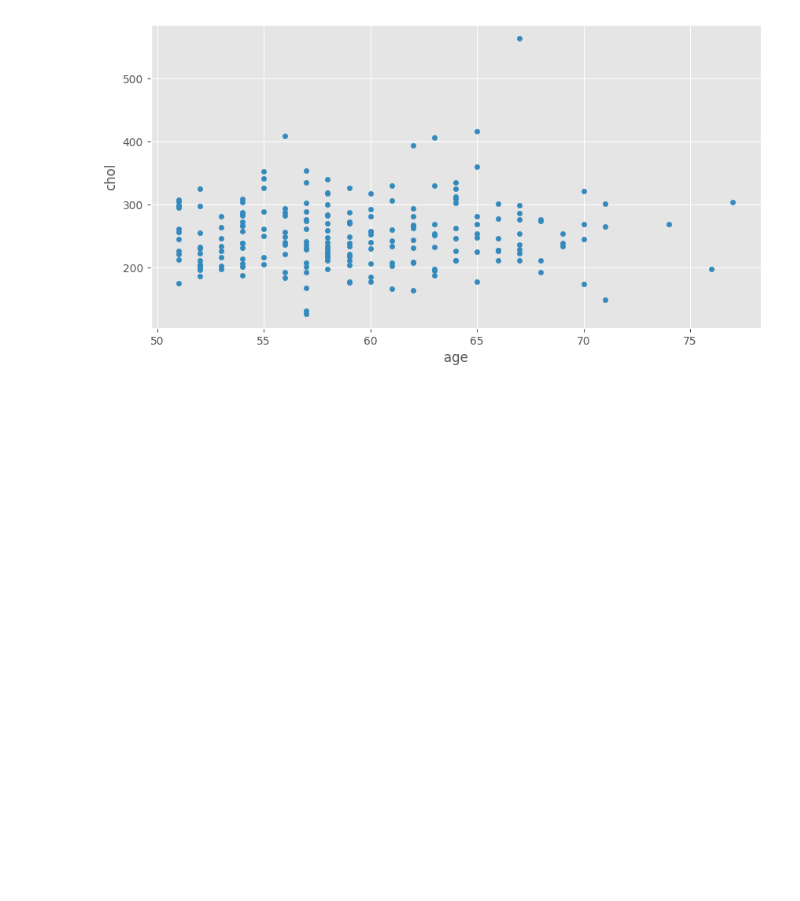
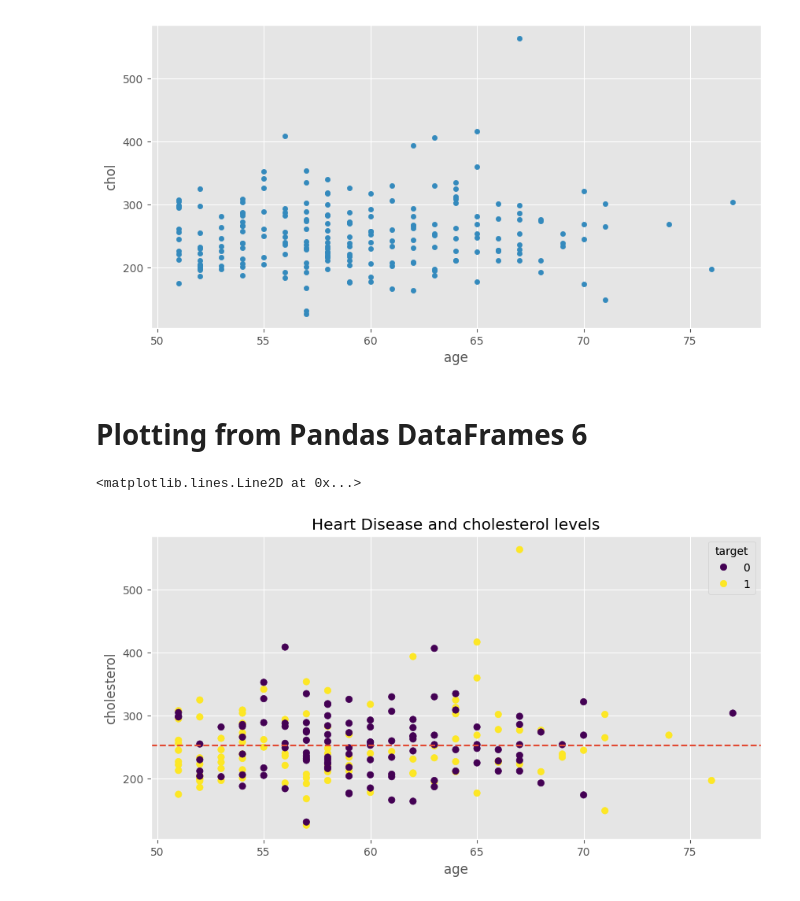
Before and after one commit to EslamKamel89/MLPlayground, a Jupyter notebook: SEC08_Matplotlib_Plotting_and_Data_Visualization.ipynb, the cells around one changed output. Drawn from its saved outputs; the diff is of its cells as text; code cells hidden in the pictures; blank space fills up the shorter version.

Commit message:
feat(notebook): add scatter plot with legend and mean line
- Create age vs cholesterol scatter plot colored by target
- Include legend and horizontal line at average cholesterol

```diff
--- a/SEC08_Matplotlib_Plotting_and_Data_Visualization.ipynb
+++ b/SEC08_Matplotlib_Plotting_and_Data_Visualization.ipynb
@@ -379,3 +379,20 @@ over_50.plot(kind='scatter' , x='age' , y='chol', ax=ax)
 # %% [output]
 <Axes: xlabel='age', ylabel='chol'>
 [figure]
+# %% [markdown]
+# Plotting from Pandas DataFrames 6
+# %%
+# OO method from scratch.
+fig ,ax = plt.subplots(figsize=(10,5))
+scatter = ax.scatter(x=over_50['age'] , y=over_50['chol'] , c=over_50['target'])
+ax.set(
+    title='Heart Disease and cholesterol levels',
+    xlabel='age' ,
+    ylabel='cholesterol' ,
+    )
+ax.legend(*scatter.legend_elements() , title='target')
+# add a horizontal line at the average of chol
+ax.axhline(np.average(over_50['chol']) , linestyle='--')
+# %% [output]
+<matplotlib.lines.Line2D at 0x...>
+[figure, added]
```
